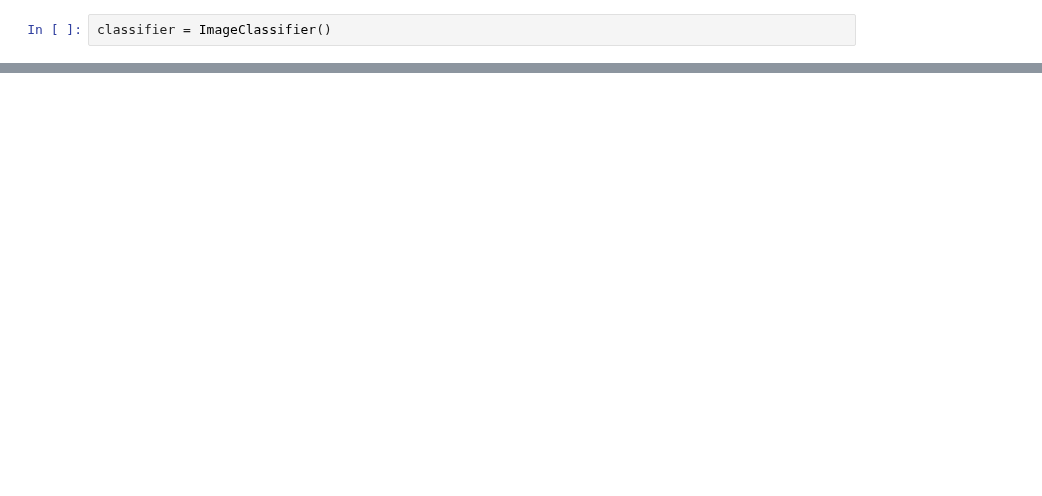
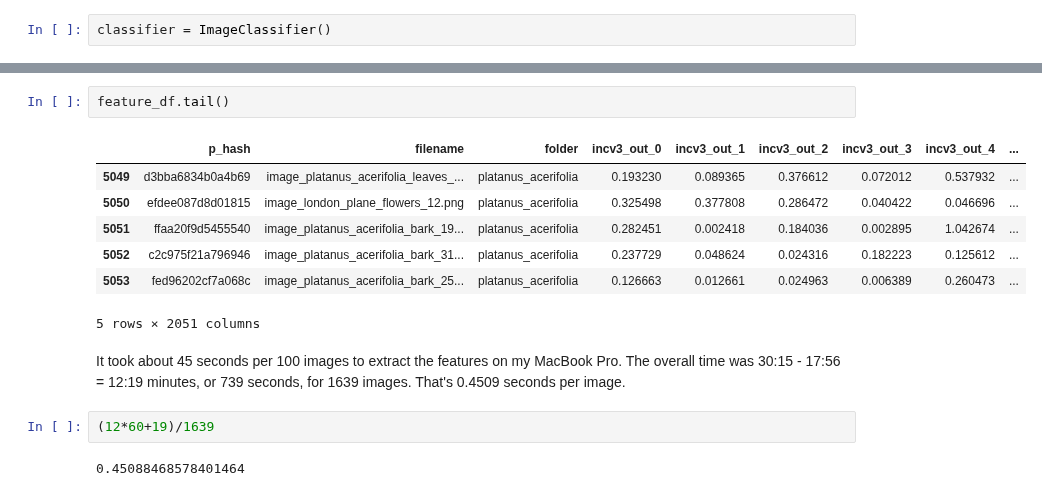
Before and after one commit to NathanielBlairStahn/tree-logic, a Jupyter notebook: notebooks/20180509_3_species/feature_extraction_take2.ipynb, the cells around one changed output, grey strips where cells are left out. Saved outputs shown, nothing was run; the diff lists cells and outputs as text; blank space fills up the shorter version.

```diff
--- a/notebooks/20180509_3_species/feature_extraction_take2.ipynb
+++ b/notebooks/20180509_3_species/feature_extraction_take2.ipynb
@@ -81,0 +136,16 @@ feature_df
+# %%
+feature_df.tail()
+# %% [output]
+|  | p_hash | filename | folder | incv3_out_0 | incv3_out_1 | incv3_out_2 | incv3_out_3 | incv3_out_4 | ... |
+| 5049 | d3bba6834b0a4b69 | image_platanus_acerifolia_leaves_... | platanus_acerifolia | 0.193230 | 0.089365 | 0.376612 | 0.072012 | 0.537932 | ... |
+| 5050 | efdee087d8d01815 | image_london_plane_flowers_12.png | platanus_acerifolia | 0.325498 | 0.377808 | 0.286472 | 0.040422 | 0.046696 | ... |
+| 5051 | ffaa20f9d5455540 | image_platanus_acerifolia_bark_19... | platanus_acerifolia | 0.282451 | 0.002418 | 0.184036 | 0.002895 | 1.042674 | ... |
+| 5052 | c2c975f21a796946 | image_platanus_acerifolia_bark_31... | platanus_acerifolia | 0.237729 | 0.048624 | 0.024316 | 0.182223 | 0.125612 | ... |
+| 5053 | fed96202cf7a068c | image_platanus_acerifolia_bark_25... | platanus_acerifolia | 0.126663 | 0.012661 | 0.024963 | 0.006389 | 0.260473 | ... |
+5 rows × 2051 columns
+# %% [markdown]
+It took about 45 seconds per 100 images to extract the features on my MacBook Pro. The overall time was 30:15 - 17:56 = 12:19 minutes, or 739 seconds, for 1639 images. That's 0.4509 seconds per image.
+# %%
+(12*60+19)/1639
+# %% [output]
+0.45088468578401464
```
Also changed, not shown: parts of 8 cells of this notebook, 1 other file.
